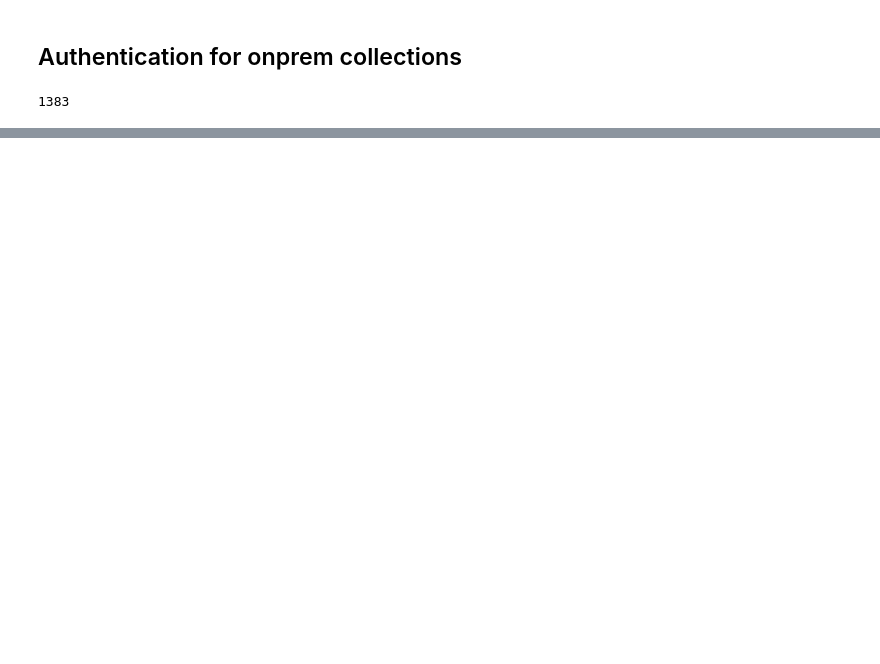
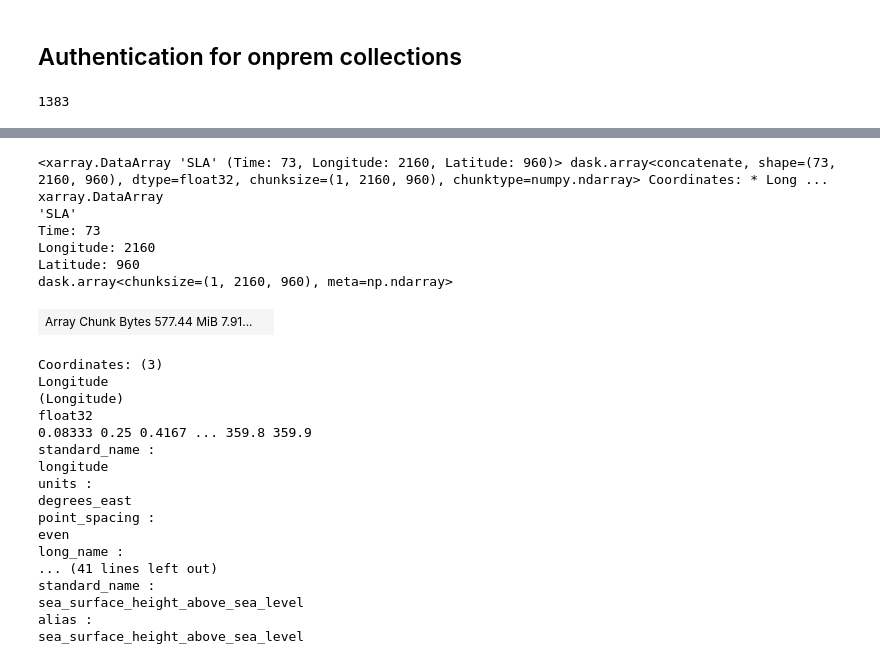
Before and after one commit to nsidc/earthaccess, a Jupyter notebook: notebooks/EarthdataLogin.ipynb, the cells around one changed output, grey strips where cells are left out. Saved outputs shown, nothing was run; the diff lists cells and outputs as text; code cells hidden in the pictures; blank space fills up the shorter version.

```diff
--- a/notebooks/EarthdataLogin.ipynb
+++ b/notebooks/EarthdataLogin.ipynb
@@ -92,0 +287,28 @@ onprem_session = auth.get_onprem_session("NSIDC")
+# %%
+ds.SLA
+# %% [output]
+<xarray.DataArray 'SLA' (Time: 73, Longitude: 2160, Latitude: 960)> dask.array<concatenate, shape=(73, 2160, 960), dtype=float32, chunksize=(1, 2160, 960), chunktype=numpy.ndarray> Coordinates: * Long ...
+xarray.DataArray
+'SLA'
+Time: 73
+Longitude: 2160
+Latitude: 960
+dask.array<chunksize=(1, 2160, 960), meta=np.ndarray>
+| Array Chunk Bytes 577.44 MiB 7.91... |  |
+Coordinates: (3)
+Longitude
+(Longitude)
+float32
+0.08333 0.25 0.4167 ... 359.8 359.9
+standard_name :
+longitude
+units :
+degrees_east
+point_spacing :
+even
+long_name :
+... (41 lines left out)
+standard_name :
+sea_surface_height_above_sea_level
+alias :
+sea_surface_height_above_sea_level
```
Also changed, not shown: parts of 19 cells of this notebook, 15 other files.
